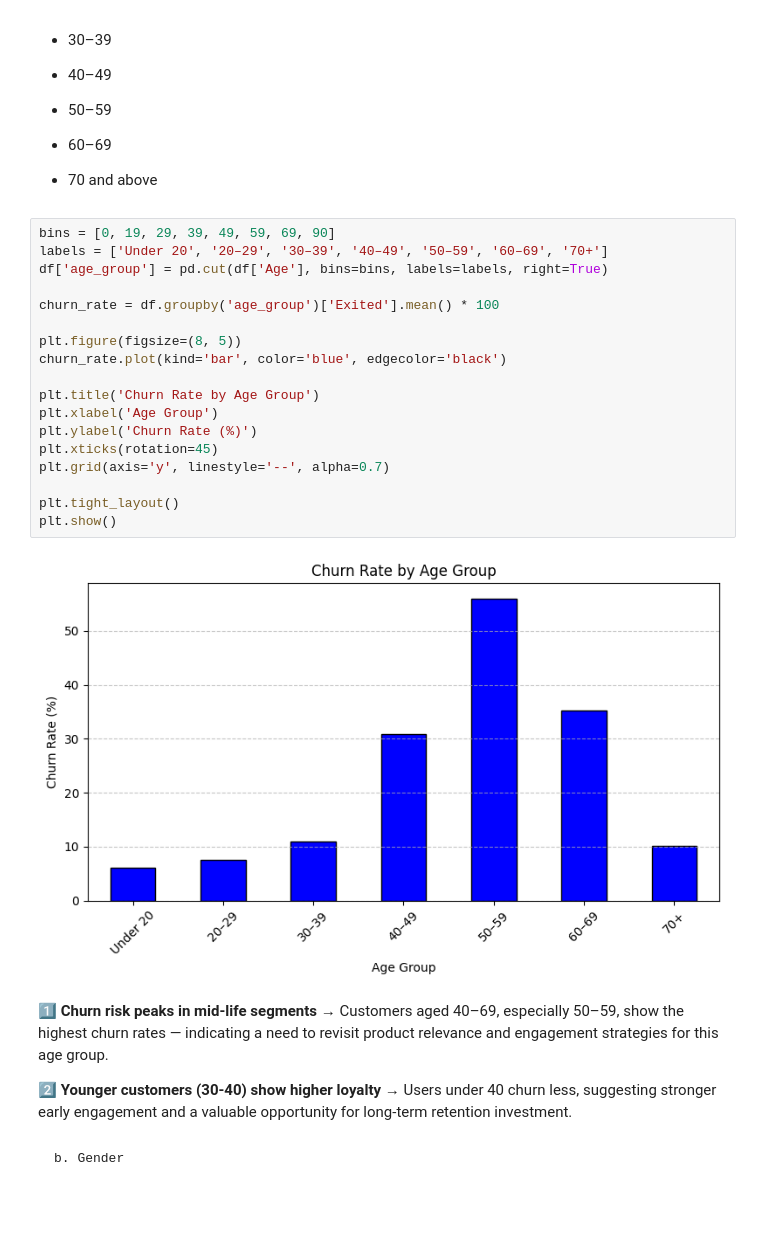
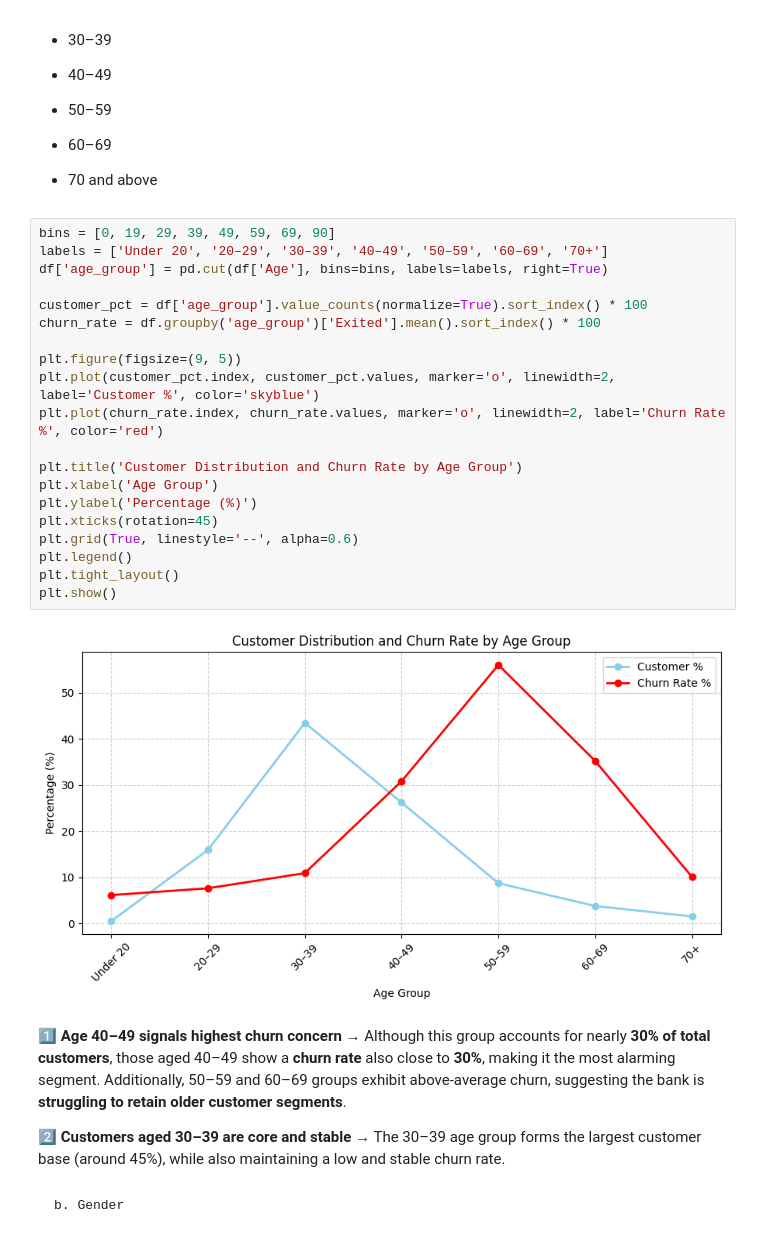
Before and after one commit to uyenvy022/churncustomer, a Jupyter notebook: Bank_Customer_Churn_Analysis.ipynb, the cells around one changed output. Saved outputs shown, nothing was run; the diff lists cells and outputs as text; blank space fills up the shorter version.

```diff
--- a/Bank_Customer_Churn_Analysis.ipynb
+++ b/Bank_Customer_Churn_Analysis.ipynb
@@ -120,27 +118,29 @@ Ages range from under 20 to over 80, so we will group them as follows:
 # %%
 bins = [0, 19, 29, 39, 49, 59, 69, 90]
 labels = ['Under 20', '20–29', '30–39', '40–49', '50–59', '60–69', '70+']
 df['age_group'] = pd.cut(df['Age'], bins=bins, labels=labels, right=True)
 
-churn_rate = df.groupby('age_group')['Exited'].mean() * 100
+customer_pct = df['age_group'].value_counts(normalize=True).sort_index() * 100
+churn_rate = df.groupby('age_group')['Exited'].mean().sort_index() * 100
 
-plt.figure(figsize=(8, 5))
-churn_rate.plot(kind='bar', color='blue', edgecolor='black')
+plt.figure(figsize=(9, 5))
+plt.plot(customer_pct.index, customer_pct.values, marker='o', linewidth=2, label='Customer %', color='skyblue')
+plt.plot(churn_rate.index, churn_rate.values, marker='o', linewidth=2, label='Churn Rate %', color='red')
 
-plt.title('Churn Rate by Age Group')
+plt.title('Customer Distribution and Churn Rate by Age Group')
 plt.xlabel('Age Group')
-plt.ylabel('Churn Rate (%)')
+plt.ylabel('Percentage (%)')
 plt.xticks(rotation=45)
-plt.grid(axis='y', linestyle='--', alpha=0.7)
-
+plt.grid(True, linestyle='--', alpha=0.6)
+plt.legend()
 plt.tight_layout()
 plt.show()
 # %% [output]
-[figure, old version]
+[figure, new version]
-# %% [markdown]
-1️⃣ **Churn risk peaks in mid-life segments** → Customers aged 40–69, especially 50–59, show the highest churn rates — indicating a need to revisit product relevance and engagement strategies for this age group.
-
-2️⃣ **Younger customers (30-40) show higher loyalty** → Users under 40 churn less, suggesting stronger early engagement and a valuable opportunity for long-term retention investment.
+# %% [markdown]
+1️⃣ **Age 40–49 signals highest churn concern** → Although this group accounts for nearly **30% of total customers**, those aged 40–49 show a **churn rate** also close to **30%**, making it the most alarming segment. Additionally, 50–59 and 60–69 groups exhibit above-average churn, suggesting the bank is **struggling to retain older customer segments**.
+
+2️⃣ **Customers aged 30–39 are core and stable** → The 30–39 age group forms the largest customer base (around 45%), while also maintaining a low and stable churn rate.
 # %% [markdown]
     b. Gender
 # %%
```
Also changed, not shown: parts of 31 cells of this notebook.
